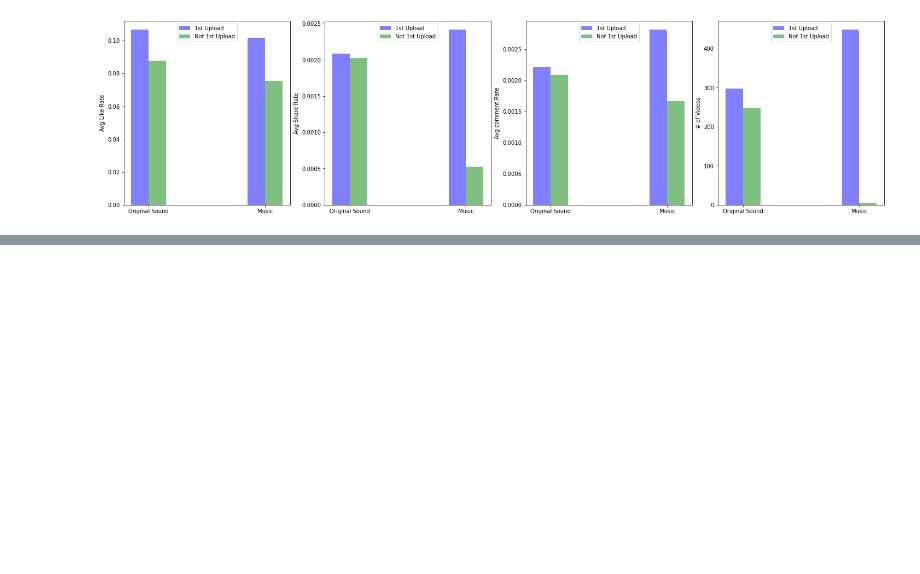
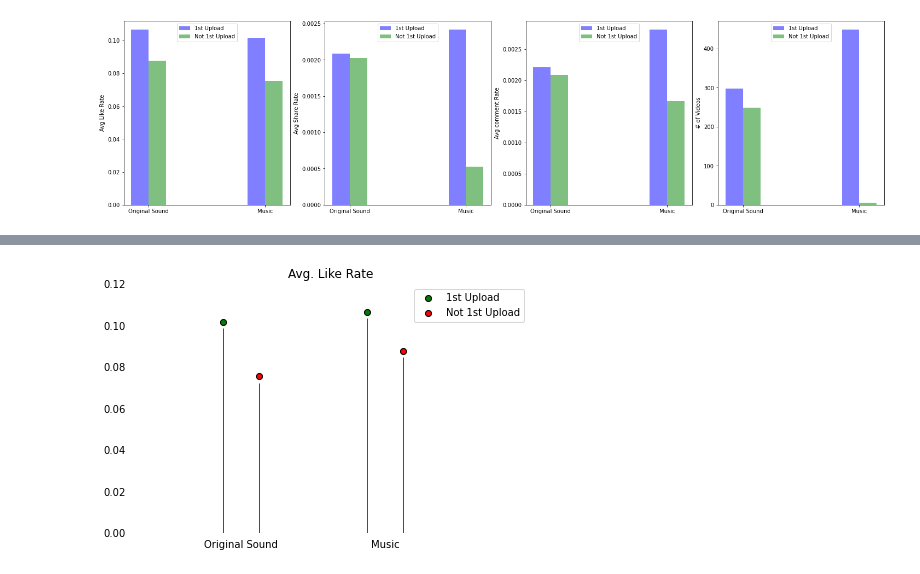
Before and after one commit to ba-group-projects/tiktok-popularity-eda, a Jupyter notebook: tobie_audio_matt_edit.ipynb, the cells around one changed output, grey strips where cells are left out. Saved outputs shown, nothing was run; the diff lists cells and outputs as text; code cells hidden in the pictures; blank space fills up the shorter version.

```diff
--- a/tobie_audio_matt_edit.ipynb
+++ b/tobie_audio_matt_edit.ipynb
@@ -146,7 +176,7 @@ def plot_bar(ax1, response, response_label, edgecolors, area_color1, area_color2
     ax1.tick_params(axis='both', which='major', labelsize=12.5)
 # %%
 filter_df = df[["first_audio","original_sound",'shareRate','likeRate','commentRate']]
-filter_df.loc[:,'first_audio'] = filter_df.loc[:,'first_audio'].replace(1,'True').replace(0,'False')
+filter_df.loc[:,'first_audio'] = filter_df.loc[:,'first_audio'].replace(1,True).replace(0,False)
 
 clean_df = filter_df.groupby(['first_audio','original_sound'],as_index=False).size().rename(columns={"size": "videos_count"})
 pivot_df = filter_df.groupby(['first_audio','original_sound'],as_index=False).agg([np.mean])
@@ -251,0 +302,45 @@ plt.show()
+# %%
+like_tt = clean_df[(clean_df['original_sound'] == True) & (clean_df['first_audio'] == True)]['avg_like_rate']
+like_tf = clean_df[(clean_df['original_sound'] == True) & (clean_df['first_audio'] == False)]['avg_like_rate']
+like_ft = clean_df[(clean_df['original_sound'] == False) & (clean_df['first_audio'] == True)]['avg_like_rate']
+like_ff = clean_df[(clean_df['original_sound'] == False) & (clean_df['first_audio'] == False)]['avg_like_rate']
+# %%
+# figure
+fig = plt.figure(figsize=(6, 4), constrained_layout=True)
+
+# add plot
+ax = fig.add_subplot(111)
+
+x = np.arange(11)
+y1 = [-5,-5]+[like_tt]+[-5,-5,-5]+[like_ft]+[-5,-5,-5,-5]
+y2 = [-5,-5,-5]+[like_tf]+[-5,-5,-5]+[like_ff]+[-5,-5,-5]
+
+v_offset = 0.003
+height1 = [like_tt-v_offset,like_ft-v_offset]
+height2 = [like_tf-v_offset,like_ff-v_offset]
+# plot data
+ax.scatter(x, y1, marker='o', color='green',edgecolor='k')
+ax.scatter(x, y2, marker='o', color='red',edgecolor='k')
+ax.legend(labels=['1st Upload','Not 1st Upload'],loc='upper right',fontsize=10)
+ax.vlines(x=[2,6], ymin=0, ymax=height1, color='green',
+          alpha=0.7, linewidth=1, edgecolor='k')
+ax.vlines(x=[3,7], ymin=0, ymax=height2, color='red',
+          alpha=0.7, linewidth=1, edgecolor='k')
+
+# hide the right and top spines
+ax.spines['right'].set_visible(False)
+ax.spines['top'].set_visible(False)
+ax.spines['bottom'].set_visible(False)
+ax.spines['left'].set_visible(False)
+
+ax.set_ylim(0,0.12)
+ax.tick_params(bottom=False, left=False)
+ax.set_xticks(np.arange(0, 10, 0.5))
+# ax.set_xticklabels(ax.get_xticks(),rotation=90) #5,7 14,16
+ax.set_xticklabels(['','','','','','Original Sound','','','','','','','','Music','','','','','',''])
+
+# title
+plt.title(r'Avg. Like Rate')
+plt.show()
+# %% [output]
+[figure, added]
```
Also changed, not shown: parts of 8 cells of this notebook.
